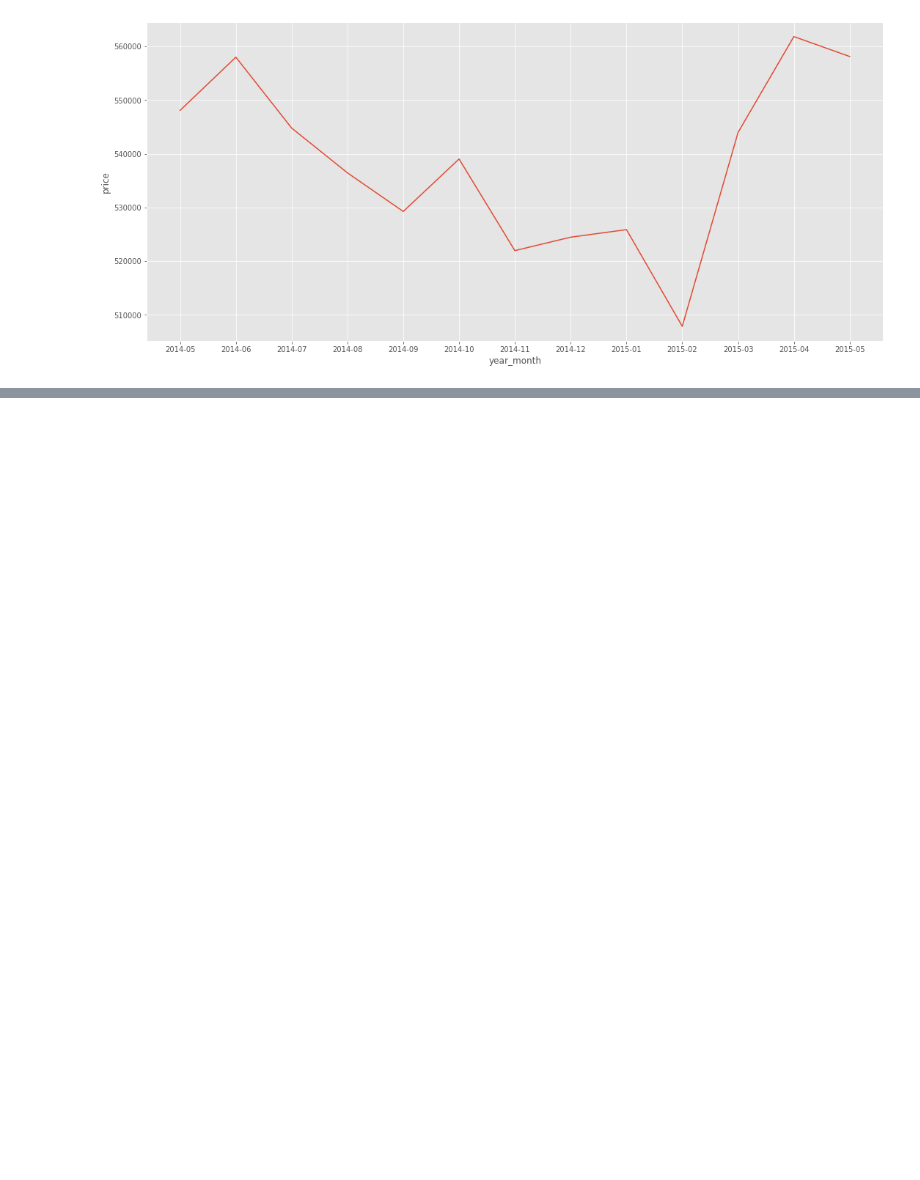
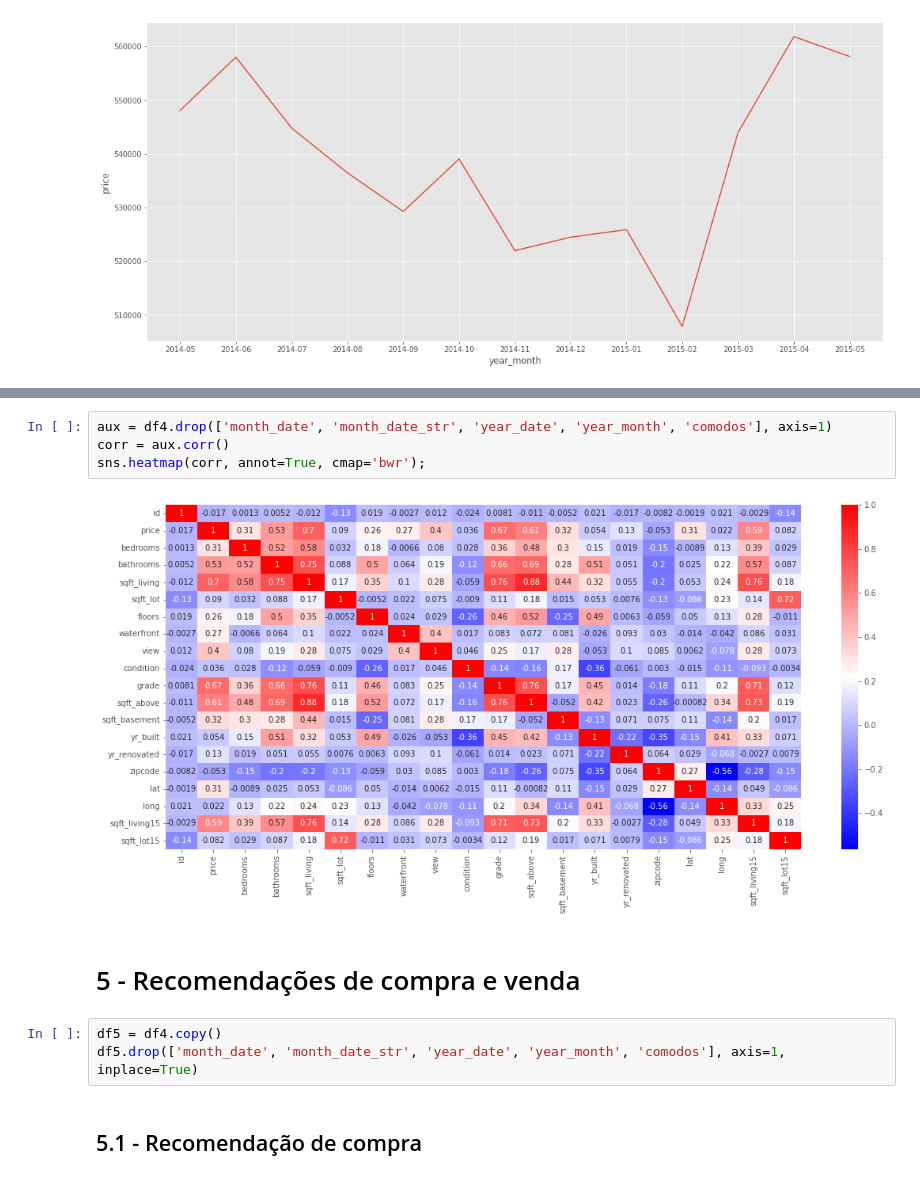
Before and after one commit to jhonatanmarques92/House_Rocket_Insight_Project, a Jupyter notebook: insight_project.ipynb, the cells around one changed output, grey strips where cells are left out. Drawn from its saved outputs; the diff is of its cells as text; blank space fills up the shorter version.

```diff
--- a/insight_project.ipynb
+++ b/insight_project.ipynb
@@ -242,0 +280,13 @@ sns.lineplot(x='year_month', y='price', data=aux);
+# %%
+aux = df4.drop(['month_date', 'month_date_str', 'year_date', 'year_month', 'comodos'], axis=1)
+corr = aux.corr()
+sns.heatmap(corr, annot=True, cmap='bwr');
+# %% [output]
+[figure, added]
+# %% [markdown]
+# 5 - Recomendações de compra e venda
+# %%
+df5 = df4.copy()
+df5.drop(['month_date', 'month_date_str', 'year_date', 'year_month', 'comodos'], axis=1, inplace=True)
+# %% [markdown]
+## 5.1 - Recomendação de compra
```
Also changed, not shown: parts of 33 cells of this notebook.
